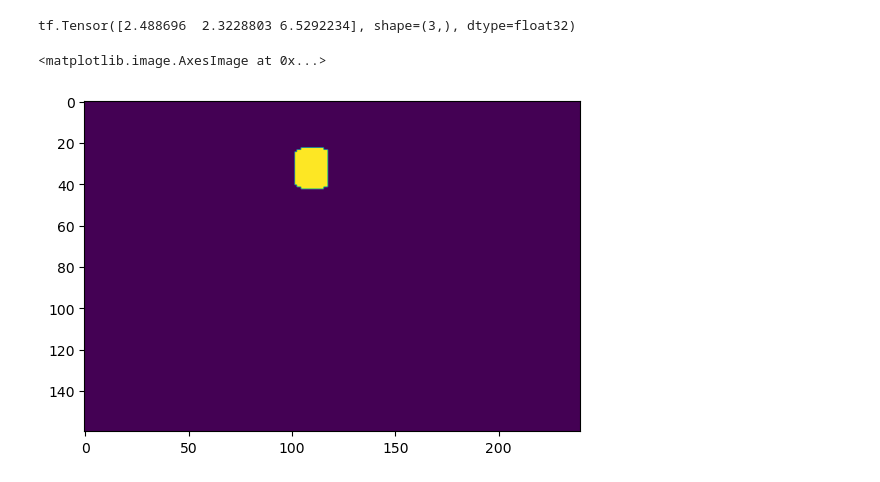
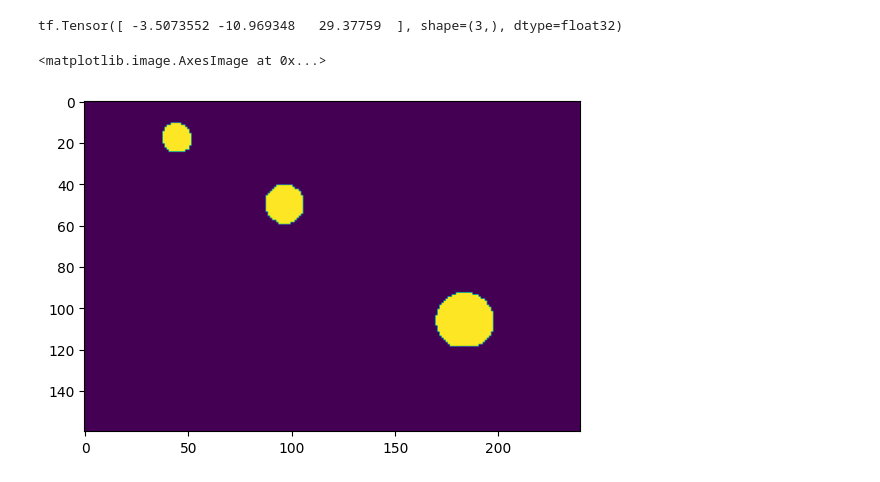
Before and after one commit to pdtraver/DL_Final_Project, a Jupyter notebook: Object_Extraction.ipynb, the cells around one changed output. Saved outputs shown, nothing was run; the diff lists cells and outputs as text; code cells hidden in the pictures.

```diff
--- a/Object_Extraction.ipynb
+++ b/Object_Extraction.ipynb
@@ -68,8 +68,8 @@ class LabelDataset(tf.data.Dataset):
     def __iter__(self):
         return self._generator()
 # %%
-path = 'dataset/train/'
-custom_dataset = LabelDataset(path, 10).__iter__()
+path = '/Users/keegankelly/NYU/Classes/Deep_Learning/project/dataset_full/train'
+custom_dataset = LabelDataset(path, 12).__iter__()
 # %%
 unique_values_1 = set()
 unique_values_2 = set()
@@ -201,7 +265,7 @@ default_camera_params = {
 }
 
 # Load the 2D mask image
-mask = tf.cast(unique_target_set_1[0] == 45, tf.float32)
+mask = tf.cast(unique_target_set_1[0], tf.float32) # == 45
 
 # Calculate the pixel dimensions
 width, height = default_camera_params['image_resolution']
@@ -240,4 +304,4 @@ if objects_3d_coords:
 else:
     print("No objects found in the mask.")
 # %% [output]
-tf.Tensor([2.488696  2.3228803 6.5292234], shape=(3,), dtype=float32)
+tf.Tensor([ -3.5073552 -10.969348   29.37759  ], shape=(3,), dtype=float32)
@@ -244,5 +363,5 @@ tf.Tensor([2.488696  2.3228803 6.5292234], shape=(3,), dtype=float32)
 # %%
-plt.imshow(tf.cast(unique_target_set_1[0] == 45, tf.float32))
+plt.imshow(tf.cast(unique_target_set_1[0] != 0, tf.float32))
 # %% [output]
 <matplotlib.image.AxesImage at 0x...>
-[figure, old version]
+[figure, new version]
```
Also changed, not shown: parts of 6 cells of this notebook.
